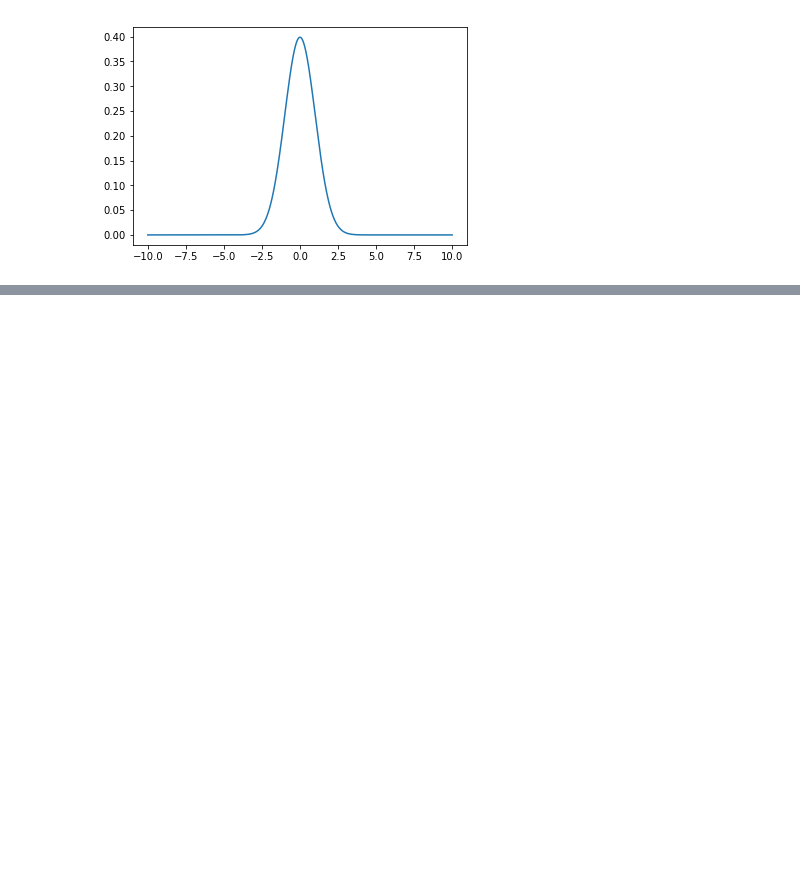
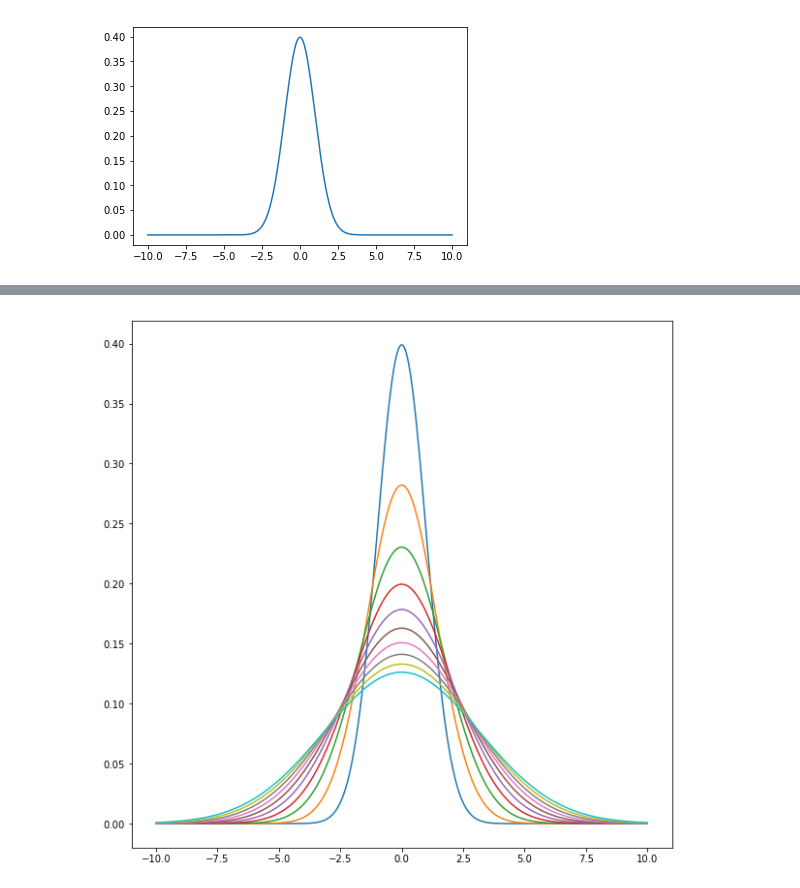
Before and after one commit to samimath/CoderGirlDS, a Jupyter notebook: random variable simulations .ipynb, the cells around one changed output, grey strips where cells are left out. Cells and saved outputs as stored; diff of their text form; code cells hidden in the pictures; blank space fills up the shorter version.

Commit message:
added mean and variance variation

```diff
--- a/random variable simulations .ipynb
+++ b/random variable simulations .ipynb
@@ -51,0 +52,12 @@ for m0 in np.linspace(-3,3,5):
+# %%
+# what if we vary the variance?
+plt.figure(2,figsize=(10,10))
+# Note : variance and standard deviation are magnitudes of data spread and are therefore always positive
+mu=0
+for s0 in np.linspace(1,10,10):
+    s2= s0
+    s=np.sqrt(s2)
+    Y1=norm.pdf(X1,mu,s)
+    plt.plot(X1,Y1)
+# %% [output]
+[figure, added]
```
Also changed, not shown: parts of 2 cells of this notebook.
